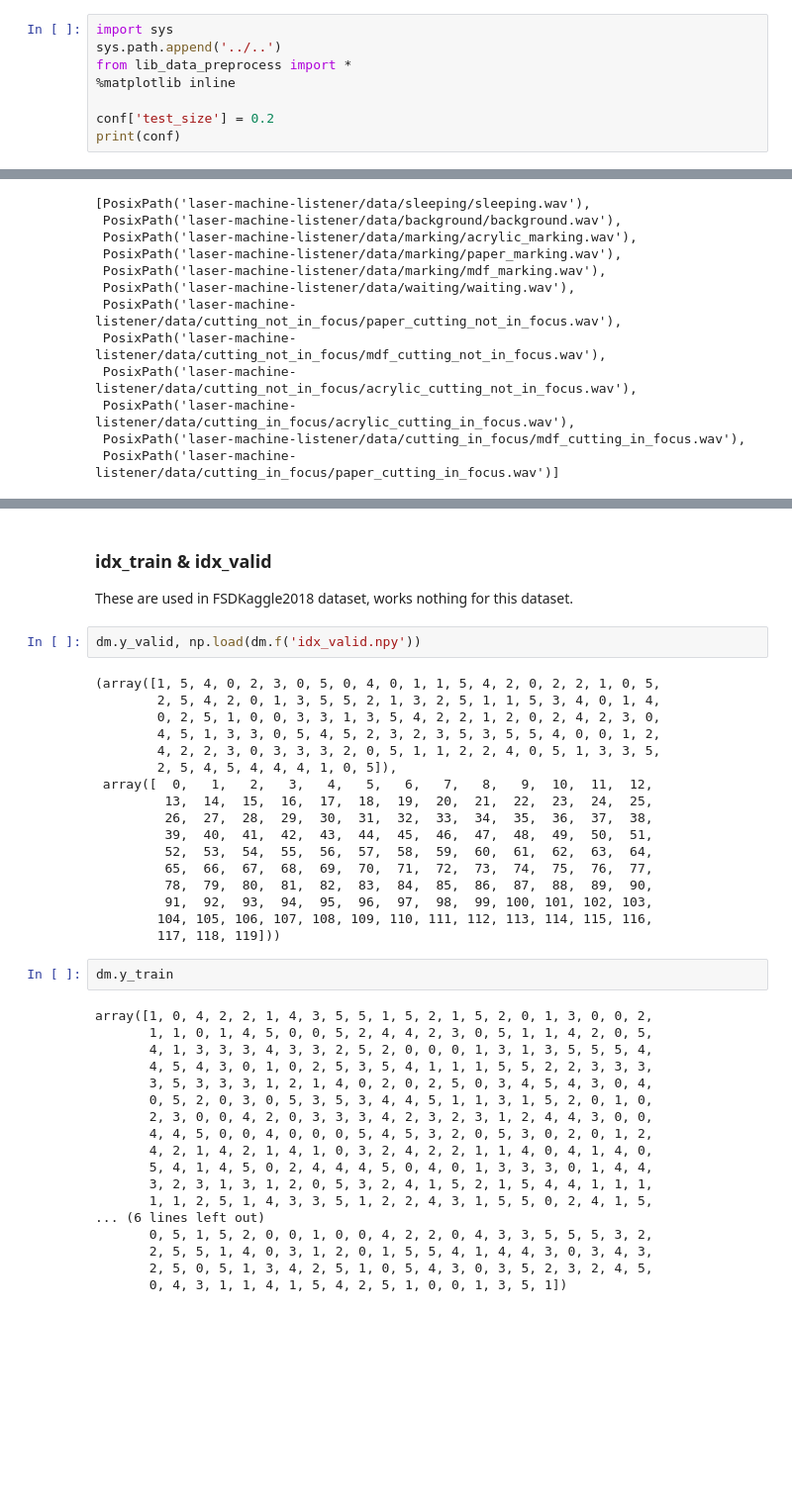
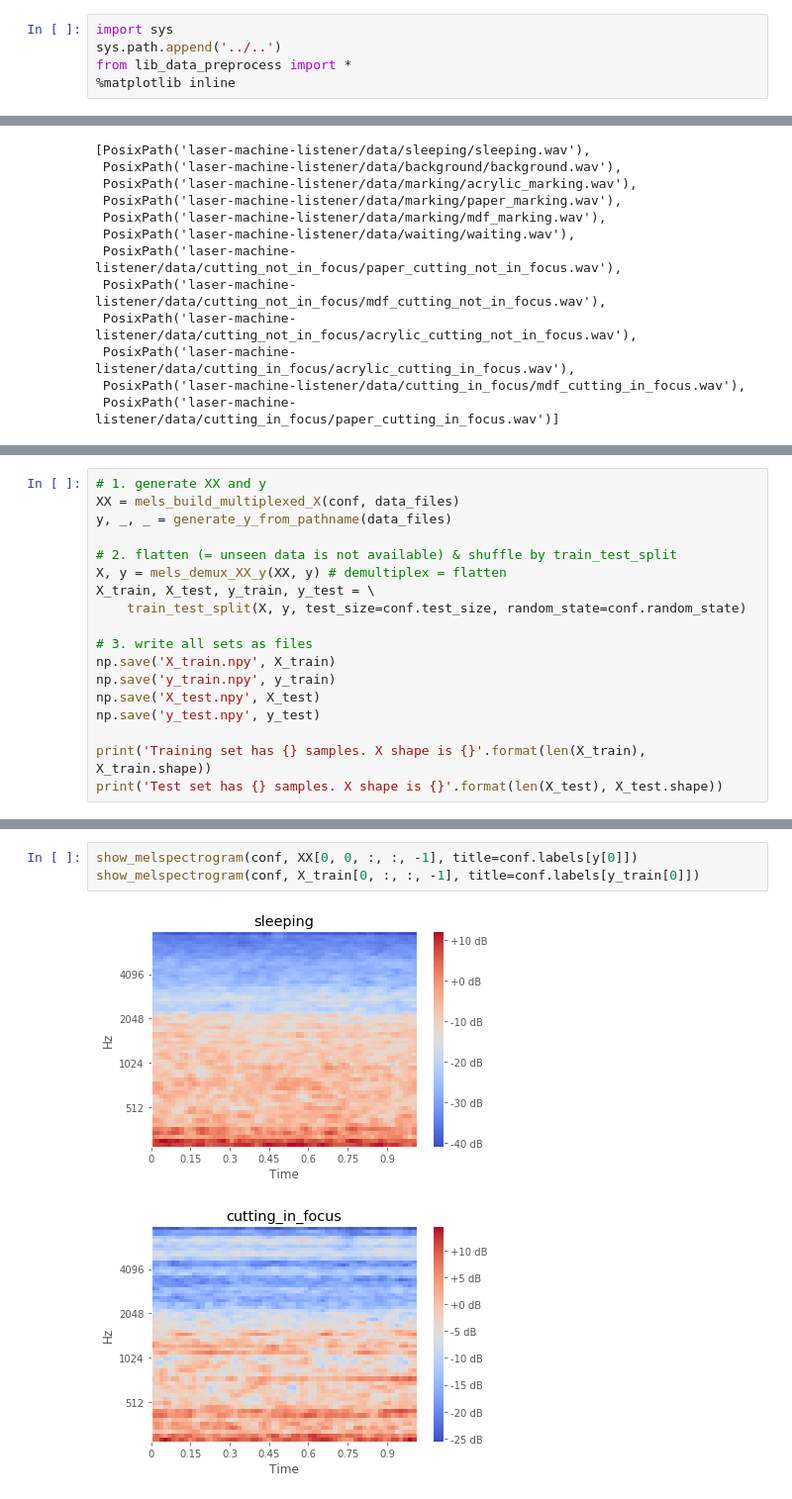
Before and after one commit to daisukelab/ml-sound-classifier, a Jupyter notebook: apps/cnn-laser-machine-listener/CNN-LML-Preprocess-Data.ipynb, the cells around one changed output, grey strips where cells are left out. Shown: that part at 99% size. Cells and saved outputs as stored; diff of their text form; blank space fills up the shorter version.

```diff
--- a/apps/cnn-laser-machine-listener/CNN-LML-Preprocess-Data.ipynb
+++ b/apps/cnn-laser-machine-listener/CNN-LML-Preprocess-Data.ipynb
@@ -7,7 +7,4 @@ import sys
 sys.path.append('../..')
 from lib_data_preprocess import *
 %matplotlib inline
-
-conf['test_size'] = 0.2
-print(conf)
 # %% [output]
@@ -99,0 +61,18 @@ Wrote preprocessed training data.
+# %%
+# 1. generate XX and y
+XX = mels_build_multiplexed_X(conf, data_files)
+y, _, _ = generate_y_from_pathname(data_files)
+
+# 2. flatten (= unseen data is not available) & shuffle by train_test_split
+X, y = mels_demux_XX_y(XX, y) # demultiplex = flatten
+X_train, X_test, y_train, y_test = \
+    train_test_split(X, y, test_size=conf.test_size, random_state=conf.random_state)
+
+# 3. write all sets as files
+np.save('X_train.npy', X_train)
+np.save('y_train.npy', y_train)
+np.save('X_test.npy', X_test)
+np.save('y_test.npy', y_test)
+
+print('Training set has {} samples. X shape is {}'.format(len(X_train), X_train.shape))
+print('Test set has {} samples. X shape is {}'.format(len(X_test), X_test.shape))
@@ -104,43 +89,6 @@ Wrote preprocessed training data.
-# %% [markdown]
-### idx_train & idx_valid
-
-These are used in FSDKaggle2018 dataset, works nothing for this dataset.
-# %%
-dm.y_valid, np.load(dm.f('idx_valid.npy'))
-# %% [output]
-(array([1, 5, 4, 0, 2, 3, 0, 5, 0, 4, 0, 1, 1, 5, 4, 2, 0, 2, 2, 1, 0, 5,
-        2, 5, 4, 2, 0, 1, 3, 5, 5, 2, 1, 3, 2, 5, 1, 1, 5, 3, 4, 0, 1, 4,
-        0, 2, 5, 1, 0, 0, 3, 3, 1, 3, 5, 4, 2, 2, 1, 2, 0, 2, 4, 2, 3, 0,
-        4, 5, 1, 3, 3, 0, 5, 4, 5, 2, 3, 2, 3, 5, 3, 5, 5, 4, 0, 0, 1, 2,
-        4, 2, 2, 3, 0, 3, 3, 3, 2, 0, 5, 1, 1, 2, 2, 4, 0, 5, 1, 3, 3, 5,
-        2, 5, 4, 5, 4, 4, 4, 1, 0, 5]),
- array([  0,   1,   2,   3,   4,   5,   6,   7,   8,   9,  10,  11,  12,
-         13,  14,  15,  16,  17,  18,  19,  20,  21,  22,  23,  24,  25,
-         26,  27,  28,  29,  30,  31,  32,  33,  34,  35,  36,  37,  38,
-         39,  40,  41,  42,  43,  44,  45,  46,  47,  48,  49,  50,  51,
-         52,  53,  54,  55,  56,  57,  58,  59,  60,  61,  62,  63,  64,
-         65,  66,  67,  68,  69,  70,  71,  72,  73,  74,  75,  76,  77,
-         78,  79,  80,  81,  82,  83,  84,  85,  86,  87,  88,  89,  90,
-         91,  92,  93,  94,  95,  96,  97,  98,  99, 100, 101, 102, 103,
-        104, 105, 106, 107, 108, 109, 110, 111, 112, 113, 114, 115, 116,
-        117, 118, 119]))
-# %%
-dm.y_train
-# %% [output]
-array([1, 0, 4, 2, 2, 1, 4, 3, 5, 5, 1, 5, 2, 1, 5, 2, 0, 1, 3, 0, 0, 2,
-       1, 1, 0, 1, 4, 5, 0, 0, 5, 2, 4, 4, 2, 3, 0, 5, 1, 1, 4, 2, 0, 5,
-       4, 1, 3, 3, 3, 4, 3, 3, 2, 5, 2, 0, 0, 0, 1, 3, 1, 3, 5, 5, 5, 4,
-       4, 5, 4, 3, 0, 1, 0, 2, 5, 3, 5, 4, 1, 1, 1, 5, 5, 2, 2, 3, 3, 3,
-       3, 5, 3, 3, 3, 1, 2, 1, 4, 0, 2, 0, 2, 5, 0, 3, 4, 5, 4, 3, 0, 4,
-       0, 5, 2, 0, 3, 0, 5, 3, 5, 3, 4, 4, 5, 1, 1, 3, 1, 5, 2, 0, 1, 0,
-       2, 3, 0, 0, 4, 2, 0, 3, 3, 3, 4, 2, 3, 2, 3, 1, 2, 4, 4, 3, 0, 0,
-       4, 4, 5, 0, 0, 4, 0, 0, 0, 5, 4, 5, 3, 2, 0, 5, 3, 0, 2, 0, 1, 2,
-       4, 2, 1, 4, 2, 1, 4, 1, 0, 3, 2, 4, 2, 2, 1, 1, 4, 0, 4, 1, 4, 0,
-       5, 4, 1, 4, 5, 0, 2, 4, 4, 4, 5, 0, 4, 0, 1, 3, 3, 3, 0, 1, 4, 4,
-       3, 2, 3, 1, 3, 1, 2, 0, 5, 3, 2, 4, 1, 5, 2, 1, 5, 4, 4, 1, 1, 1,
-       1, 1, 2, 5, 1, 4, 3, 3, 5, 1, 2, 2, 4, 3, 1, 5, 5, 0, 2, 4, 1, 5,
-... (6 lines left out)
-       0, 5, 1, 5, 2, 0, 0, 1, 0, 0, 4, 2, 2, 0, 4, 3, 3, 5, 5, 5, 3, 2,
-       2, 5, 5, 1, 4, 0, 3, 1, 2, 0, 1, 5, 5, 4, 1, 4, 4, 3, 0, 3, 4, 3,
-       2, 5, 0, 5, 1, 3, 4, 2, 5, 1, 0, 5, 4, 3, 0, 3, 5, 2, 3, 2, 4, 5,
-       0, 4, 3, 1, 1, 4, 1, 5, 4, 2, 5, 1, 0, 0, 1, 3, 5, 1])
+# %%
+show_melspectrogram(conf, XX[0, 0, :, :, -1], title=conf.labels[y[0]])
+show_melspectrogram(conf, X_train[0, :, :, -1], title=conf.labels[y_train[0]])
+# %% [output]
+[figure, added]
+[figure, added]
```
Also changed, not shown: parts of 10 cells of this notebook, 15 other files.
